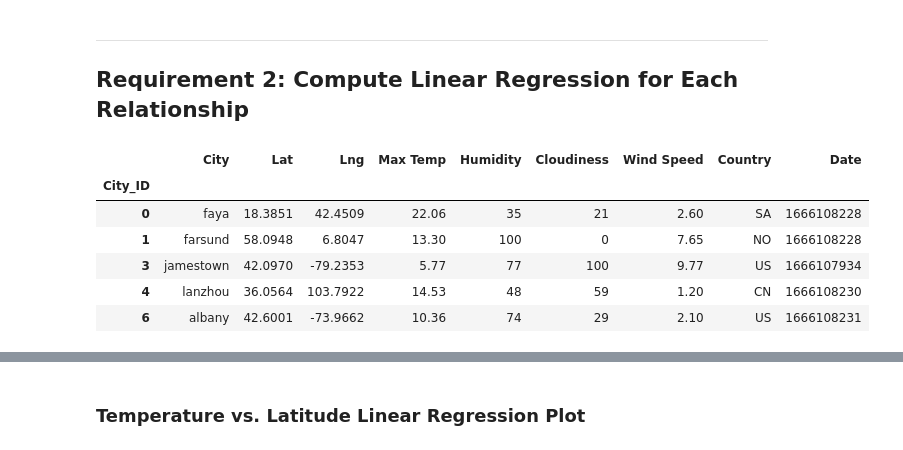
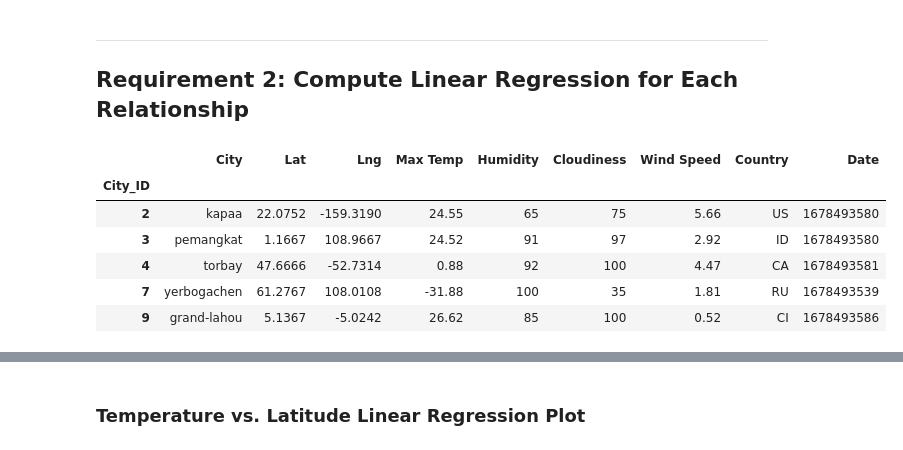
Before and after one commit to jonnybrammah/World_Weather_Analysis, a Jupyter notebook: WeatherPy.ipynb, the cells around one changed output, grey strips where cells are left out. Cells and saved outputs as stored; diff of their text form; code cells hidden in the pictures.

```diff
--- a/WeatherPy.ipynb
+++ b/WeatherPy.ipynb
@@ -369,16 +387,16 @@ plt.show()
 # %%
 # Create a DataFrame with the Northern Hemisphere data (Latitude >= 0)
-# YOUR CODE HERE
+northern_hemi_df = city_data_df.loc[city_data_df["Lat"]>0]
 
 # Display sample data
 northern_hemi_df.head()
 # %% [output]
 |  | City | Lat | Lng | Max Temp | Humidity | Cloudiness | Wind Speed | Country | Date |
 | City_ID |  |  |  |  |  |  |  |  |  |
-| 0 | faya | 18.3851 | 42.4509 | 22.06 | 35 | 21 | 2.60 | SA | 1666108228 |
-| 1 | farsund | 58.0948 | 6.8047 | 13.30 | 100 | 0 | 7.65 | NO | 1666108228 |
-| 3 | jamestown | 42.0970 | -79.2353 | 5.77 | 77 | 100 | 9.77 | US | 1666107934 |
-| 4 | lanzhou | 36.0564 | 103.7922 | 14.53 | 48 | 59 | 1.20 | CN | 1666108230 |
-| 6 | albany | 42.6001 | -73.9662 | 10.36 | 74 | 29 | 2.10 | US | 1666108231 |
+| 2 | kapaa | 22.0752 | -159.3190 | 24.55 | 65 | 75 | 5.66 | US | 1678493580 |
+| 3 | pemangkat | 1.1667 | 108.9667 | 24.52 | 91 | 97 | 2.92 | ID | 1678493580 |
+| 4 | torbay | 47.6666 | -52.7314 | 0.88 | 92 | 100 | 4.47 | CA | 1678493581 |
+| 7 | yerbogachen | 61.2767 | 108.0108 | -31.88 | 100 | 35 | 1.81 | RU | 1678493539 |
+| 9 | grand-lahou | 5.1367 | -5.0242 | 26.62 | 85 | 100 | 0.52 | CI | 1678493586 |
 # %%
 # Create a DataFrame with the Southern Hemisphere data (Latitude < 0)
```
Also changed, not shown: parts of 28 cells of this notebook, 1 other file.
